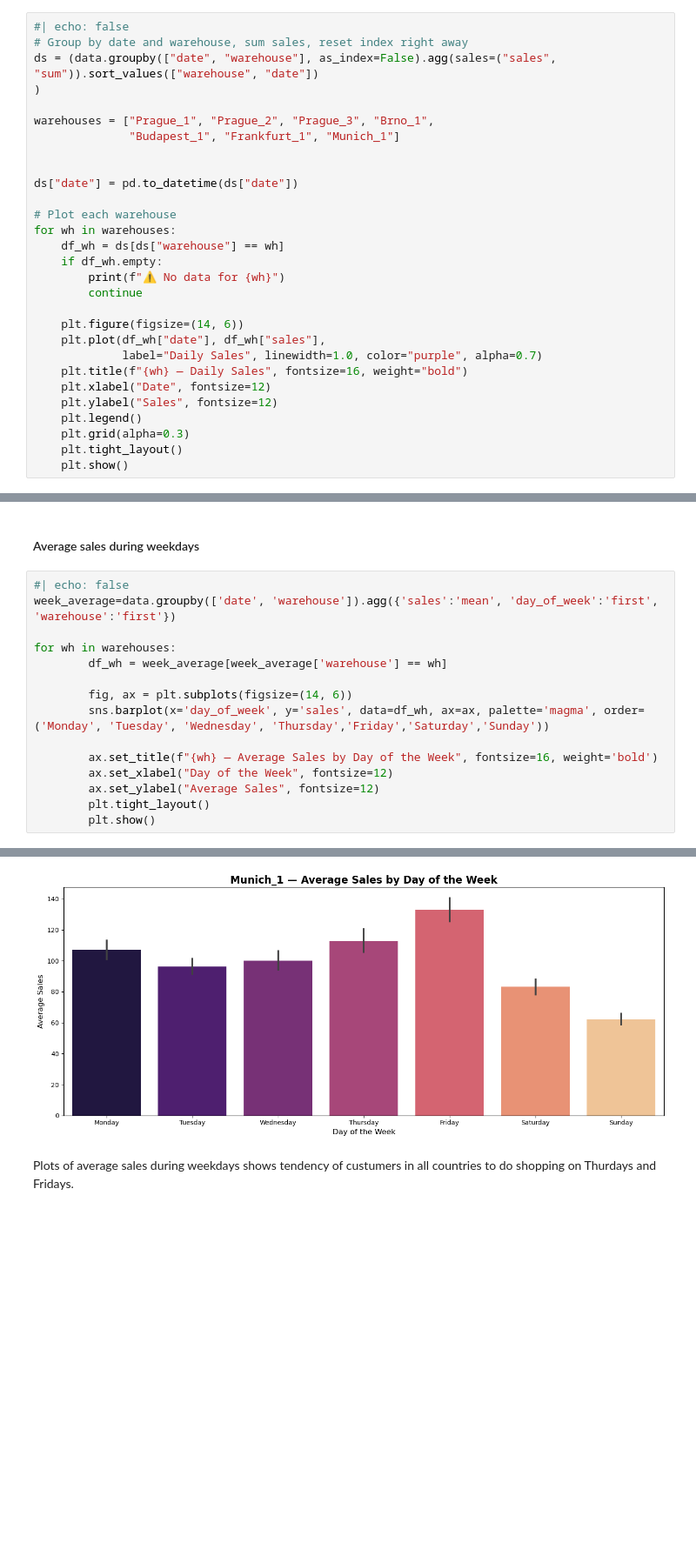
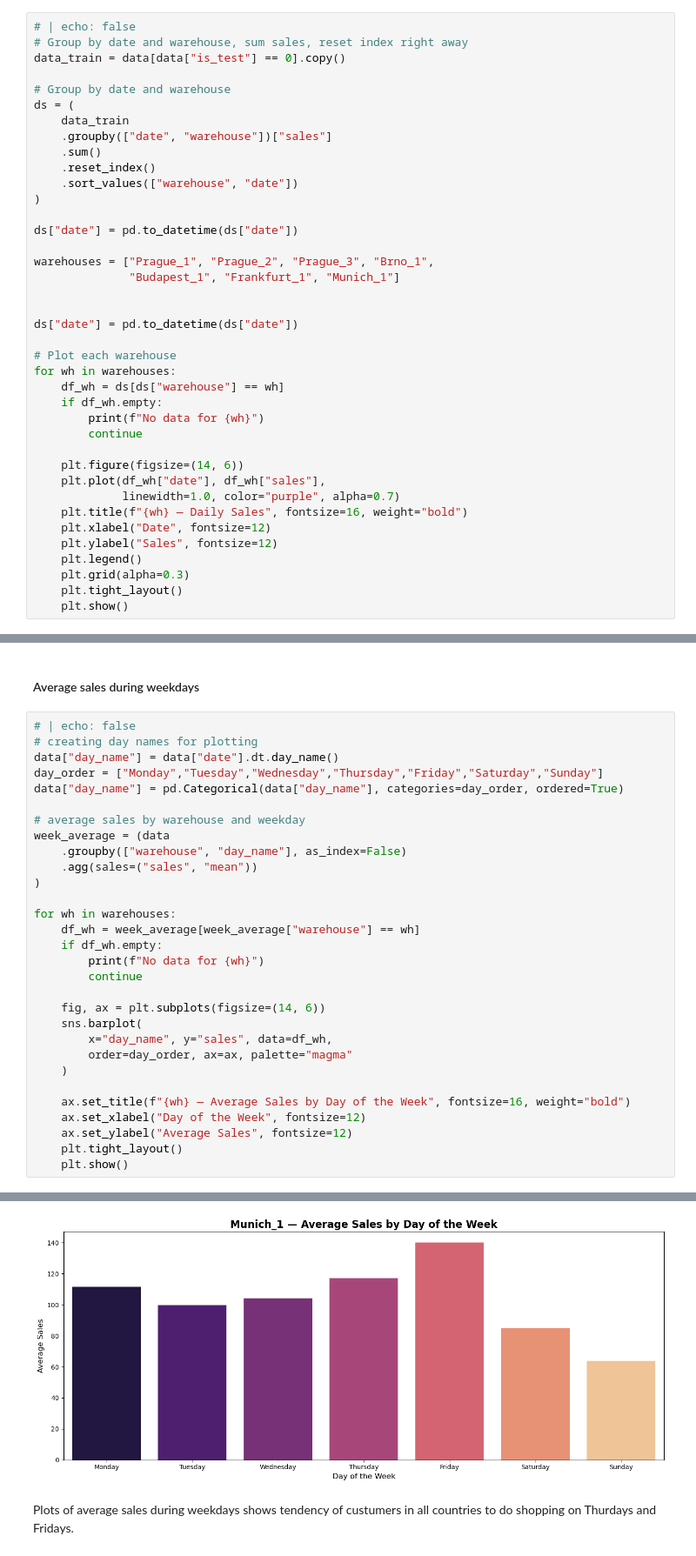
Before and after one commit to lmacakova/lmacakova.github.io, a Jupyter notebook: notebooks/rohlik_sales_prediction.ipynb, the cells around one changed output, grey strips where cells are left out. Shown at 87% size. Drawn from its saved outputs; the diff is of its cells as text; blank space fills up the shorter version.

```diff
--- a/notebooks/rohlik_sales_prediction.ipynb
+++ b/notebooks/rohlik_sales_prediction.ipynb
@@ -382,10 +323,20 @@ data['holiday'] = data['holiday'].map(holiday_map)
 # %% [markdown]
 #### Daily Sales
 # %%
-#| echo: false
+# | echo: false
 # Group by date and warehouse, sum sales, reset index right away
-ds = (data.groupby(["date", "warehouse"], as_index=False).agg(sales=("sales", "sum")).sort_values(["warehouse", "date"])
+data_train = data[data["is_test"] == 0].copy()
+
+# Group by date and warehouse
+ds = (
+    data_train
+    .groupby(["date", "warehouse"])["sales"]
+    .sum()
+    .reset_index()
+    .sort_values(["warehouse", "date"])
 )
+
+ds["date"] = pd.to_datetime(ds["date"])
 
 warehouses = ["Prague_1", "Prague_2", "Prague_3", "Brno_1",
               "Budapest_1", "Frankfurt_1", "Munich_1"]
@@ -397,12 +348,12 @@ ds["date"] = pd.to_datetime(ds["date"])
 for wh in warehouses:
     df_wh = ds[ds["warehouse"] == wh]
     if df_wh.empty:
-        print(f"⚠️ No data for {wh}")
+        print(f"No data for {wh}")
         continue
 
     plt.figure(figsize=(14, 6))
     plt.plot(df_wh["date"], df_wh["sales"],
-             label="Daily Sales", linewidth=1.0, color="purple", alpha=0.7)
+             linewidth=1.0, color="purple", alpha=0.7)
     plt.title(f"{wh} — Daily Sales", fontsize=16, weight="bold")
     plt.xlabel("Date", fontsize=12)
     plt.ylabel("Sales", fontsize=12)
@@ -426,18 +384,33 @@ City of Munich is in Germany. Plot of summary daily sales does not seems to show
 # %% [markdown]
 #### Average sales during weekdays
 # %%
-#| echo: false
-week_average=data.groupby(['date', 'warehouse']).agg({'sales':'mean', 'day_of_week':'first', 'warehouse':'first'})
+# | echo: false
+# creating day names for plotting
+data["day_name"] = data["date"].dt.day_name()
+day_order = ["Monday","Tuesday","Wednesday","Thursday","Friday","Saturday","Sunday"]
+data["day_name"] = pd.Categorical(data["day_name"], categories=day_order, ordered=True)
+
+# average sales by warehouse and weekday
+week_average = (data
+    .groupby(["warehouse", "day_name"], as_index=False)
+    .agg(sales=("sales", "mean"))
+)
 
 for wh in warehouses:
-        df_wh = week_average[week_average['warehouse'] == wh]
+    df_wh = week_average[week_average["warehouse"] == wh]
+    if df_wh.empty:
+        print(f"No data for {wh}")
+        continue
 
-        fig, ax = plt.subplots(figsize=(14, 6))
-        sns.barplot(x='day_of_week', y='sales', data=df_wh, ax=ax, palette='magma', order=('Monday', 'Tuesday', 'Wednesday', 'Thursday','Friday','Saturday','Sunday'))
+    fig, ax = plt.subplots(figsize=(14, 6))
+    sns.barplot(
+        x="day_name", y="sales", data=df_wh,
+        order=day_order, ax=ax, palette="magma"
+    )
 
-        ax.set_title(f"{wh} — Average Sales by Day of the Week", fontsize=16, weight='bold')
-        ax.set_xlabel("Day of the Week", fontsize=12)
-        ax.set_ylabel("Average Sales", fontsize=12)
-        plt.tight_layout()
-        plt.show()
+    ax.set_title(f"{wh} — Average Sales by Day of the Week", fontsize=16, weight="bold")
+    ax.set_xlabel("Day of the Week", fontsize=12)
+    ax.set_ylabel("Average Sales", fontsize=12)
+    plt.tight_layout()
+    plt.show()
 # %% [output]
@@ -450,4 +423,4 @@ for wh in warehouses:
-[figure, old version]
+[figure, new version]
 # %% [markdown]
 Plots of average sales during weekdays shows tendency of custumers in all countries to do shopping on Thurdays and Fridays.
 # %% [markdown]
```
Also changed, not shown: parts of 75 cells of this notebook, 40 other files.
